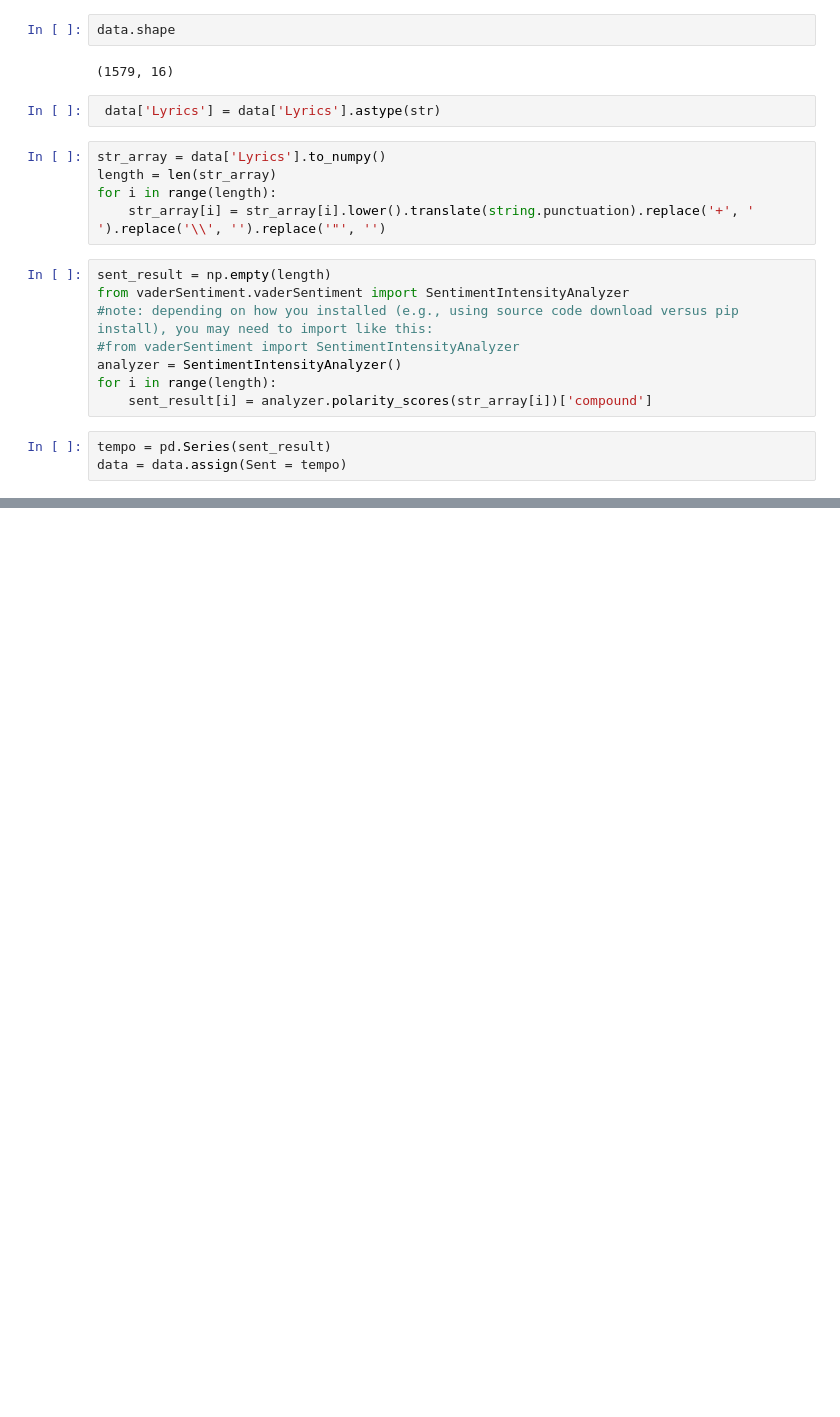
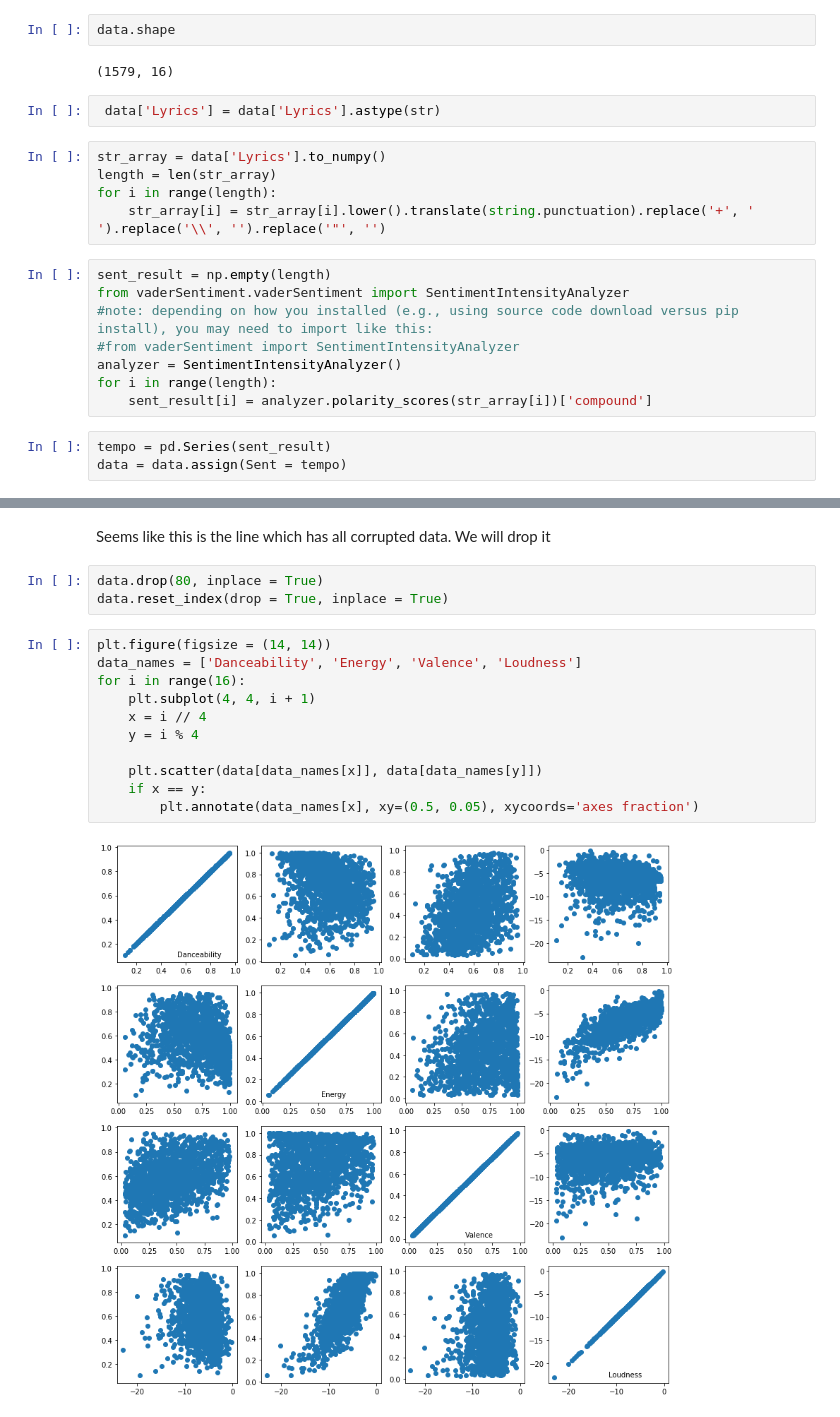
Before and after one commit to ccamp032/Music-Mood-Analysis, a Jupyter notebook: Phase_2_data_analysis/LyricDataset_Dmitri.ipynb, the cells around one changed output, grey strips where cells are left out. Saved outputs shown, nothing was run; the diff lists cells and outputs as text; blank space fills up the shorter version.

```diff
--- a/Phase_2_data_analysis/LyricDataset_Dmitri.ipynb
+++ b/Phase_2_data_analysis/LyricDataset_Dmitri.ipynb
@@ -123,0 +169,18 @@ data.head()
+# %% [markdown]
+Seems like this is the line which has all corrupted data. We will drop it
+# %%
+data.drop(80, inplace = True)
+data.reset_index(drop = True, inplace = True)
+# %%
+plt.figure(figsize = (14, 14))
+data_names = ['Danceability', 'Energy', 'Valence', 'Loudness']
+for i in range(16):
+    plt.subplot(4, 4, i + 1)
+    x = i // 4
+    y = i % 4
+
+    plt.scatter(data[data_names[x]], data[data_names[y]])
+    if x == y:
+        plt.annotate(data_names[x], xy=(0.5, 0.05), xycoords='axes fraction')
+# %% [output]
+[figure, added]
```
Also changed, not shown: parts of 9 cells of this notebook.
